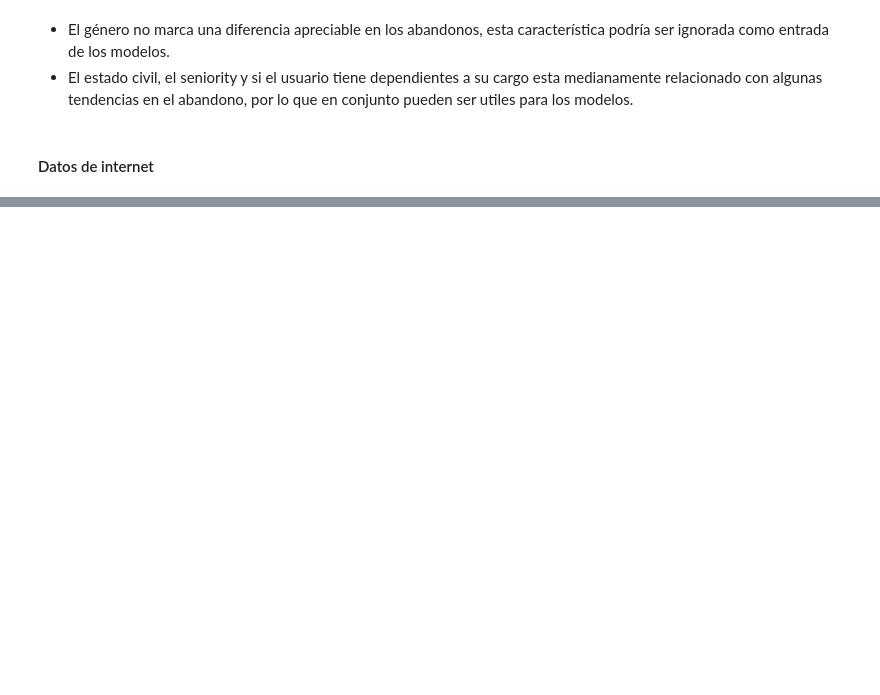
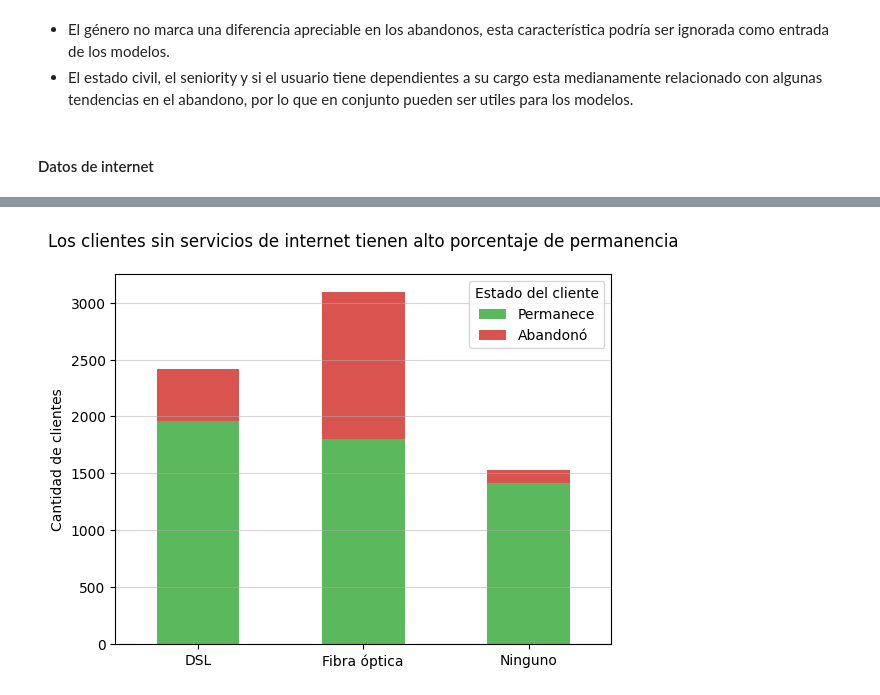
Before and after one commit to AndresCalvete-DataScientist/interconnect-customer-churn-prediction, a Jupyter notebook: notebooks/eda.ipynb, the cells around one changed output, grey strips where cells are left out. Saved outputs shown, nothing was run; the diff lists cells and outputs as text; code cells hidden in the pictures; blank space fills up the shorter version.

Commit message:
Analisis exploratorio para los datos de internet

```diff
--- a/notebooks/eda.ipynb
+++ b/notebooks/eda.ipynb
@@ -732,3 +737,7 @@ plt.show()
 - El estado civil, el seniority y si el usuario tiene dependientes a su cargo esta medianamente relacionado con algunas tendencias en el abandono, por lo que en conjunto pueden ser utiles para los modelos.
 # %% [markdown]
 #### Datos de internet
+# %%
+# Combinar los datos de abandono (df_contract) con los personales (df_personal)
+df_con_int = df_contract.merge(df_internet, how='left', left_on='customerID', right_on='customerID')
+df_con_int.head()
@@ -734,0 +751,17 @@ plt.show()
+# %%
+# Agrupar datos por servicio de internet y churn, y organizarlos
+internet_vs_churn = df_con_int.groupby('InternetService', dropna=False)['IsChurn'].value_counts().unstack()
+
+# Visualización de la distribución de la variable InternetService en funcion del abandono
+internet_vs_churn.plot(kind='bar', stacked=True, color=custom_colors)
+
+# Etiquetas y título
+plt.xlabel('')
+plt.ylabel('Cantidad de clientes')
+plt.title('Los clientes sin servicios de internet tienen alto porcentaje de permanencia', pad=20)
+plt.legend(title='Estado del cliente', labels=['Permanece', 'Abandonó'])
+plt.xticks([0, 1, 2], ['DSL', 'Fibra óptica', 'Ninguno'], rotation=0)
+plt.grid(axis='y', alpha=0.5)
+plt.show()
+# %% [output]
+[figure, added]
```
Also changed, not shown: parts of 8 cells of this notebook.
